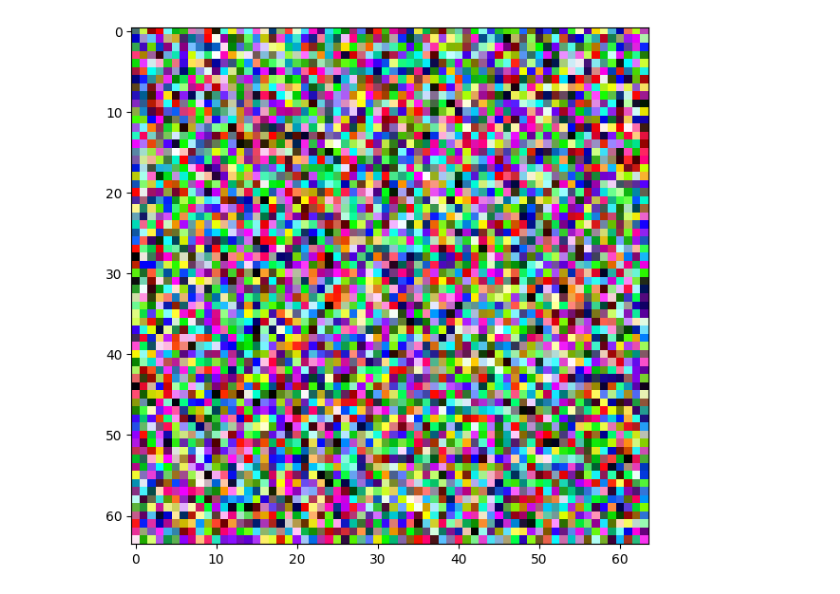
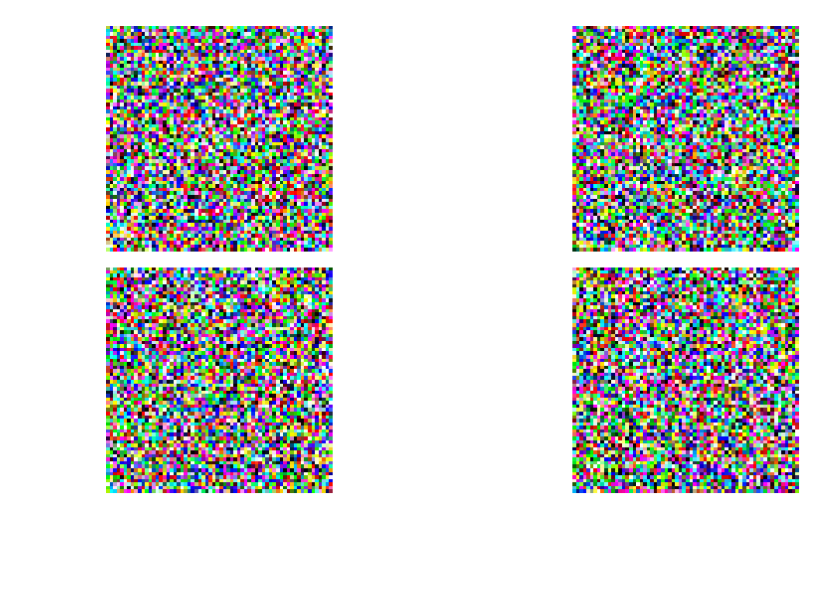
Before and after one commit to zakrzewow/DeepLearning2024, a Jupyter notebook: project3/ddpm.ipynb, the cells around one changed output. Saved outputs shown, nothing was run; the diff lists cells and outputs as text; code cells hidden in the pictures; blank space fills up the shorter version.

```diff
--- a/project3/ddpm.ipynb
+++ b/project3/ddpm.ipynb
@@ -9,10 +9,10 @@ from tensorflow import keras
 from tensorflow.keras import layers
 # %%
 batch_size = 32
-num_epochs = 1  # Just for the sake of demonstration
+num_epochs = 20  # Just for the sake of demonstration
 total_timesteps = 1000
 norm_groups = 8  # Number of groups used in GroupNormalization layer
-learning_rate = 2e-4
+learning_rate = 5e-4
 
 img_size = 64
 img_channels = 3
@@ -24,11 +24,8 @@ channel_multiplier = [1, 2, 4, 8]
 widths = [first_conv_channels * mult for mult in channel_multiplier]
 has_attention = [False, False, True, True]
 num_res_blocks = 2  # Number of residual blocks
-
-dataset_name = "oxford_flowers102"
-splits = ["train"]
 # %%
-path = "data0/lsun/bedroom/0/0/0/"
+path = "data0/lsun/bedroom/0"
 # %%
 DS = keras.preprocessing.image_dataset_from_directory(
     path,
@@ -38,5 +35,5 @@ DS = keras.preprocessing.image_dataset_from_directory(
     seed=0,
     image_size=(64, 64),
     validation_split=None,
-)
+).prefetch(tf.data.AUTOTUNE)
 # %% [output]
@@ -585,18 +590,4 @@ for t in reversed(range(0, 50)):
-# %%
-generated_samples = samples
-generated_samples = (
-    tf.clip_by_value(generated_samples * 127.5 + 127.5, 0.0, 255.0)
-    .numpy()
-    .astype(np.uint8)
-)
-num_rows = 1
-num_cols = 1
-
-_, ax = plt.subplots(num_rows, num_cols, figsize=(6, 6))
-for i, image in enumerate(generated_samples):
-    ax.imshow(image)
-
-plt.tight_layout()
-plt.show()
-# %% [output]
-[figure, removed]
+# %%
+model.plot_images(num_rows=2, num_cols=2)
+# %% [output]
+[figure, added]
```
Also changed, not shown: parts of 5 cells of this notebook, 2 other files.
